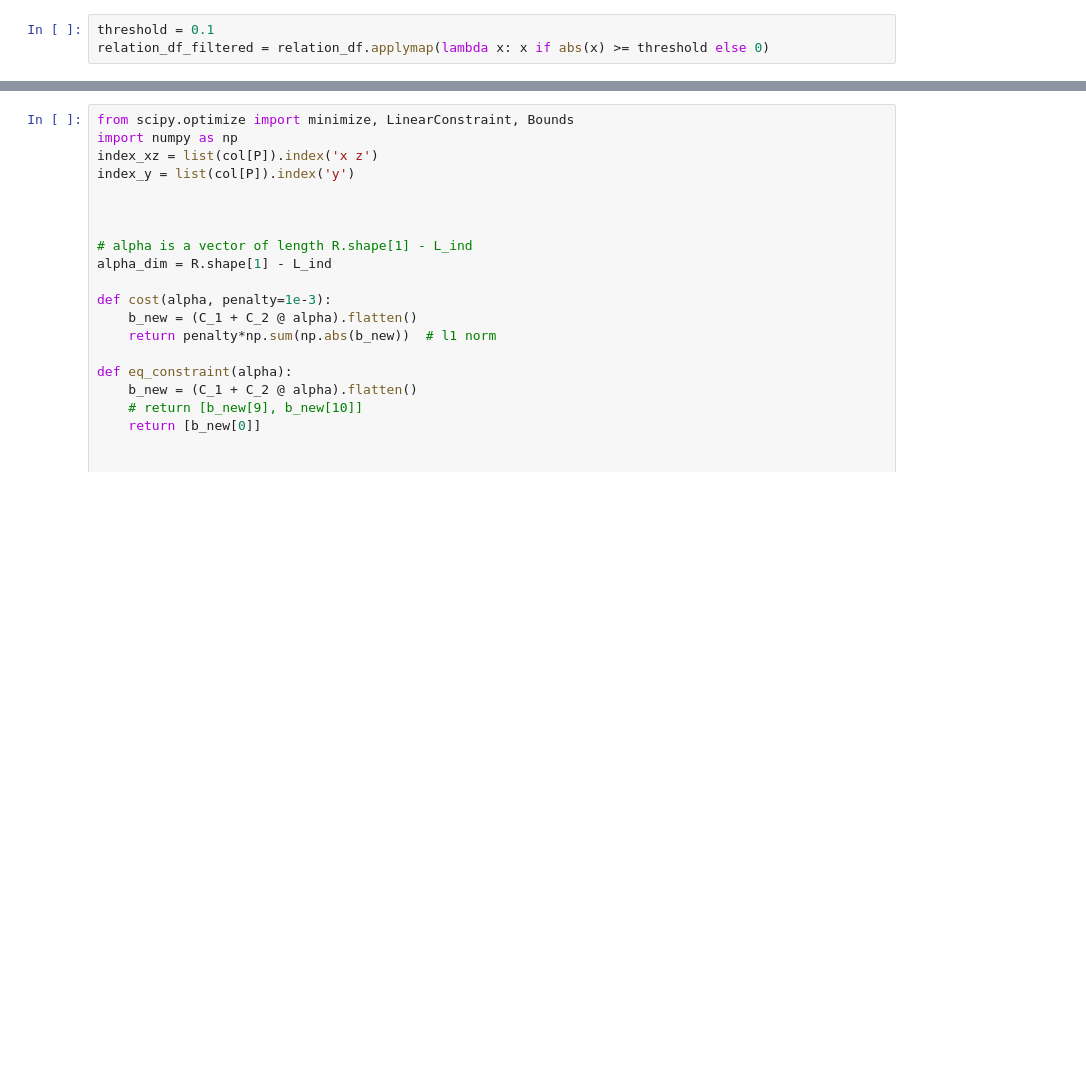
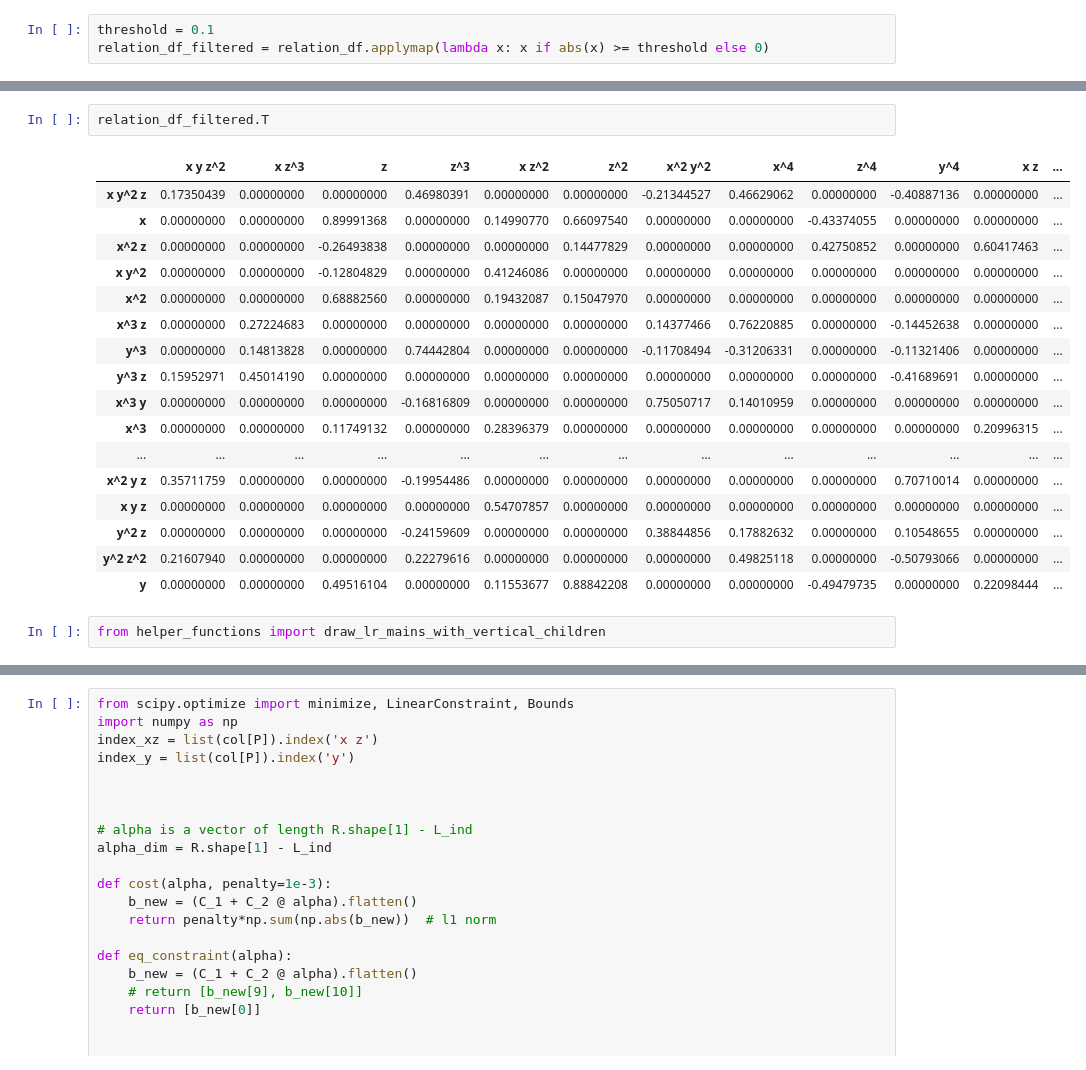
Before and after one commit to mjayadharan/DAE-FINDER_dev, a Jupyter notebook: Examples/IllposednessCheck/OLS thresholding 4.ipynb, the cells around one changed output, grey strips where cells are left out. Cells and saved outputs as stored; diff of their text form; blank space fills up the shorter version.

```diff
--- a/Examples/IllposednessCheck/OLS thresholding 4.ipynb
+++ b/Examples/IllposednessCheck/OLS thresholding 4.ipynb
@@ -719,0 +700,22 @@ relation_df_filtered
+# %%
+relation_df_filtered.T
+# %% [output]
+|  | x y z^2 | x z^3 | z | z^3 | x z^2 | z^2 | x^2 y^2 | x^4 | z^4 | y^4 | x z | ... |
+| x y^2 z | 0.17350439 | 0.00000000 | 0.00000000 | 0.46980391 | 0.00000000 | 0.00000000 | -0.21344527 | 0.46629062 | 0.00000000 | -0.40887136 | 0.00000000 | ... |
+| x | 0.00000000 | 0.00000000 | 0.89991368 | 0.00000000 | 0.14990770 | 0.66097540 | 0.00000000 | 0.00000000 | -0.43374055 | 0.00000000 | 0.00000000 | ... |
+| x^2 z | 0.00000000 | 0.00000000 | -0.26493838 | 0.00000000 | 0.00000000 | 0.14477829 | 0.00000000 | 0.00000000 | 0.42750852 | 0.00000000 | 0.60417463 | ... |
+| x y^2 | 0.00000000 | 0.00000000 | -0.12804829 | 0.00000000 | 0.41246086 | 0.00000000 | 0.00000000 | 0.00000000 | 0.00000000 | 0.00000000 | 0.00000000 | ... |
+| x^2 | 0.00000000 | 0.00000000 | 0.68882560 | 0.00000000 | 0.19432087 | 0.15047970 | 0.00000000 | 0.00000000 | 0.00000000 | 0.00000000 | 0.00000000 | ... |
+| x^3 z | 0.00000000 | 0.27224683 | 0.00000000 | 0.00000000 | 0.00000000 | 0.00000000 | 0.14377466 | 0.76220885 | 0.00000000 | -0.14452638 | 0.00000000 | ... |
+| y^3 | 0.00000000 | 0.14813828 | 0.00000000 | 0.74442804 | 0.00000000 | 0.00000000 | -0.11708494 | -0.31206331 | 0.00000000 | -0.11321406 | 0.00000000 | ... |
+| y^3 z | 0.15952971 | 0.45014190 | 0.00000000 | 0.00000000 | 0.00000000 | 0.00000000 | 0.00000000 | 0.00000000 | 0.00000000 | -0.41689691 | 0.00000000 | ... |
+| x^3 y | 0.00000000 | 0.00000000 | 0.00000000 | -0.16816809 | 0.00000000 | 0.00000000 | 0.75050717 | 0.14010959 | 0.00000000 | 0.00000000 | 0.00000000 | ... |
+| x^3 | 0.00000000 | 0.00000000 | 0.11749132 | 0.00000000 | 0.28396379 | 0.00000000 | 0.00000000 | 0.00000000 | 0.00000000 | 0.00000000 | 0.20996315 | ... |
+| ... | ... | ... | ... | ... | ... | ... | ... | ... | ... | ... | ... | ... |
+| x^2 y z | 0.35711759 | 0.00000000 | 0.00000000 | -0.19954486 | 0.00000000 | 0.00000000 | 0.00000000 | 0.00000000 | 0.00000000 | 0.70710014 | 0.00000000 | ... |
+| x y z | 0.00000000 | 0.00000000 | 0.00000000 | 0.00000000 | 0.54707857 | 0.00000000 | 0.00000000 | 0.00000000 | 0.00000000 | 0.00000000 | 0.00000000 | ... |
+| y^2 z | 0.00000000 | 0.00000000 | 0.00000000 | -0.24159609 | 0.00000000 | 0.00000000 | 0.38844856 | 0.17882632 | 0.00000000 | 0.10548655 | 0.00000000 | ... |
+| y^2 z^2 | 0.21607940 | 0.00000000 | 0.00000000 | 0.22279616 | 0.00000000 | 0.00000000 | 0.00000000 | 0.49825118 | 0.00000000 | -0.50793066 | 0.00000000 | ... |
+| y | 0.00000000 | 0.00000000 | 0.49516104 | 0.00000000 | 0.11553677 | 0.88842208 | 0.00000000 | 0.00000000 | -0.49479735 | 0.00000000 | 0.22098444 | ... |
+# %%
+from helper_functions import draw_lr_mains_with_vertical_children
```
Also changed, not shown: parts of 22 cells of this notebook, 3 other files.
